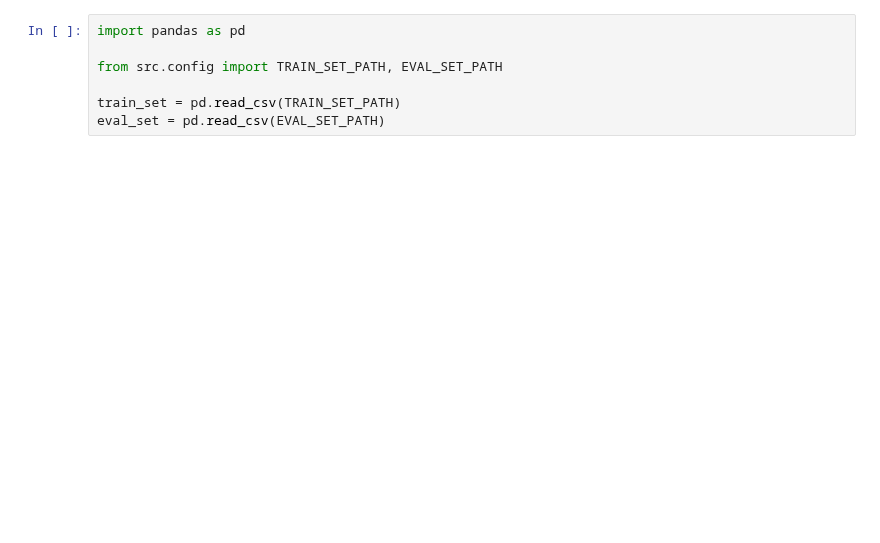
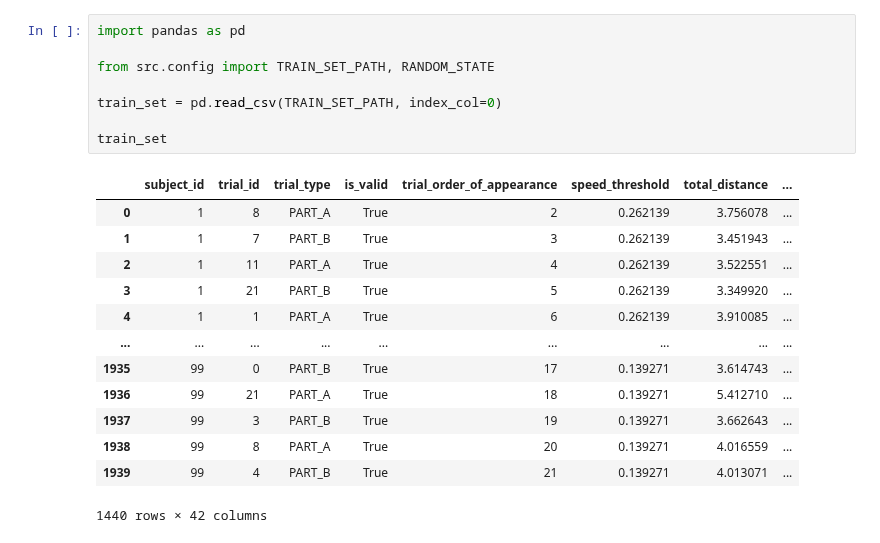
Before and after one commit to gianluca-capelo/tmt-analysis, a Jupyter notebook: notebooks/analyze_train_set.ipynb, the cells around one changed output. Drawn from its saved outputs; the diff is of its cells as text; blank space fills up the shorter version.

```diff
--- a/notebooks/analyze_train_set.ipynb
+++ b/notebooks/analyze_train_set.ipynb
@@ -1,7 +1,22 @@
 # %%
 import pandas as pd
 
-from src.config import TRAIN_SET_PATH, EVAL_SET_PATH
+from src.config import TRAIN_SET_PATH, RANDOM_STATE
 
-train_set = pd.read_csv(TRAIN_SET_PATH)
-eval_set = pd.read_csv(EVAL_SET_PATH)
+train_set = pd.read_csv(TRAIN_SET_PATH, index_col=0)
+
+train_set
+# %% [output]
+|  | subject_id | trial_id | trial_type | is_valid | trial_order_of_appearance | speed_threshold | total_distance | ... |
+| 0 | 1 | 8 | PART_A | True | 2 | 0.262139 | 3.756078 | ... |
+| 1 | 1 | 7 | PART_B | True | 3 | 0.262139 | 3.451943 | ... |
+| 2 | 1 | 11 | PART_A | True | 4 | 0.262139 | 3.522551 | ... |
+| 3 | 1 | 21 | PART_B | True | 5 | 0.262139 | 3.349920 | ... |
+| 4 | 1 | 1 | PART_A | True | 6 | 0.262139 | 3.910085 | ... |
+| ... | ... | ... | ... | ... | ... | ... | ... | ... |
+| 1935 | 99 | 0 | PART_B | True | 17 | 0.139271 | 3.614743 | ... |
+| 1936 | 99 | 21 | PART_A | True | 18 | 0.139271 | 5.412710 | ... |
+| 1937 | 99 | 3 | PART_B | True | 19 | 0.139271 | 3.662643 | ... |
+| 1938 | 99 | 8 | PART_A | True | 20 | 0.139271 | 4.016559 | ... |
+| 1939 | 99 | 4 | PART_B | True | 21 | 0.139271 | 4.013071 | ... |
+1440 rows × 42 columns
```
Also changed, not shown: parts of 10 cells of this notebook, 2 other files.
